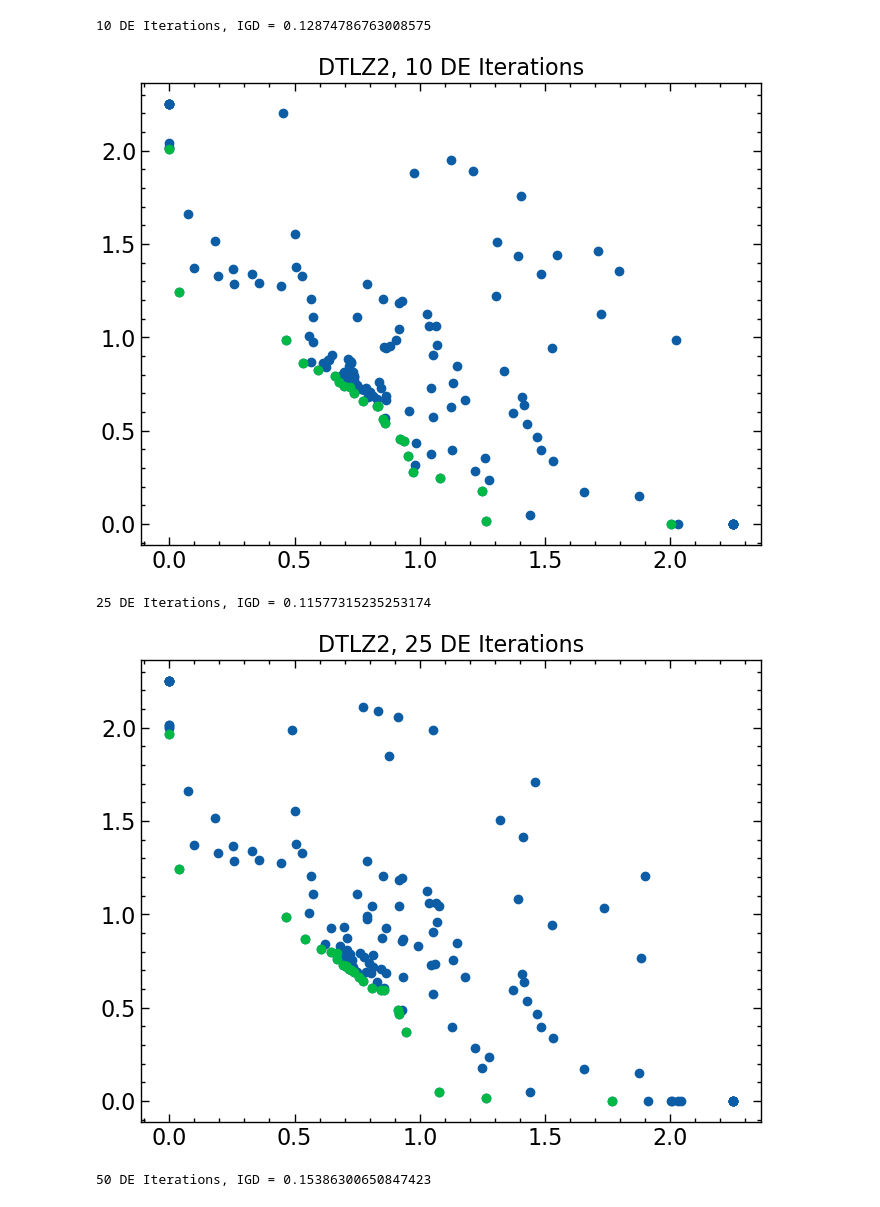
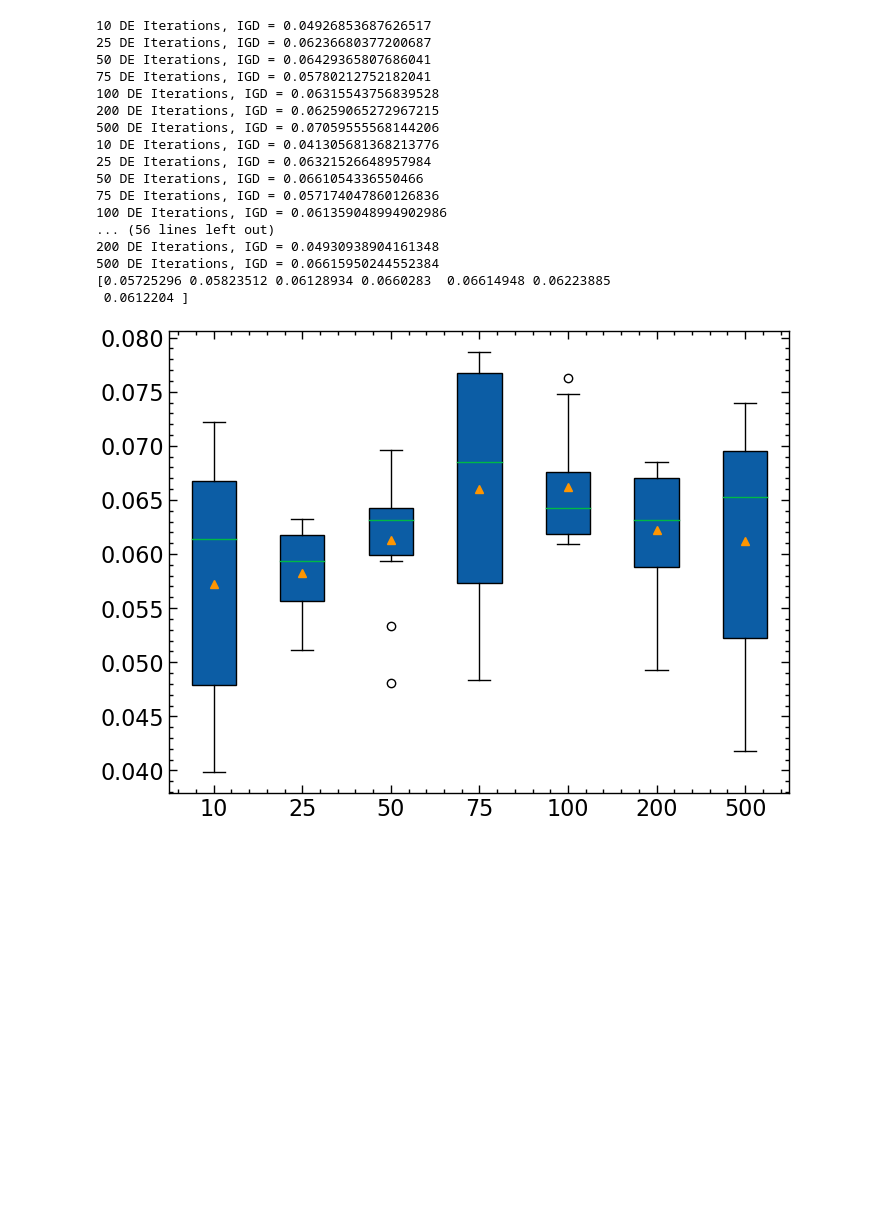
Before and after one commit to BenMoore310/MOOptimisers, a Jupyter notebook: deIterProcessing.ipynb, the cells around one changed output. Saved outputs shown, nothing was run; the diff lists cells and outputs as text; code cells hidden in the pictures; blank space fills up the shorter version.

```diff
--- a/deIterProcessing.ipynb
+++ b/deIterProcessing.ipynb
@@ -23,33 +23,64 @@ from itertools import product
 import functionBank
 # %%
 deIters = ['10', '25', '50', '75', '100', '200', '500']
-
+# IGDData = []
 n_obj = 2
 n_var = 6
 
 problem, bounds = functionBank.getPyMooProblem('dtlz2', n_var, n_obj)
 ref_dirs = get_reference_directions("das-dennis", n_obj, n_partitions=10)
 dtlz2Pareto = get_problem('dtlz2').pareto_front(ref_dirs)
 ind = IGD(dtlz2Pareto)
 
-files = glob.glob('/Users/benmoore/projects/elgarMOOOpt/deIterTest1/*')
-
+files = glob.glob('/Users/benmoore/projects/elgarMOOOpt/deIterTest3/*')
+iterData = np.empty((0,7))
 iterDict = {}
 
-for iterNum in deIters:
-    for file in files:
-        if f'BOObjtvTargetsdtlz2{iterNum}Iter.txt' not in file:
-            continue
-        ot = np.loadtxt(file)
-        print(f'{iterNum} DE Iterations, IGD =', ind(ot))
-        otPareto = func.computeParetoShells(ot)[0]
-        plt.scatter(ot[:,0], ot[:,1])
-        plt.scatter(otPareto[:,0], otPareto[:,1])
-        plt.title(f'DTLZ2, {iterNum} DE Iterations')
-        plt.show()
+for i in range(1,11):
+    IGDData = []
+    files = glob.glob(f'/Users/benmoore/projects/elgarMOOOpt/dtlz2objRun1To10/DEdtlz2Run2Obj{i}/*')
+
+    for iterNum in deIters:
+
+
+        for file in files:
+            if f'BOObjtvTargetsdtlz2{iterNum}Iter.txt' not in file:
+                continue
+            ot = np.loadtxt(file)
+            print(f'{iterNum} DE Iterations, IGD =', ind(ot))
+            IGDData.append(ind(ot))
+            otPareto = func.computeParetoShells(ot)[0]
+            # plt.scatter(ot[:,0], ot[:,1])
+            # plt.scatter(otPareto[:,0], otPareto[:,1])
+            # plt.title(f'DTLZ2, {iterNum} DE Iterations')
+            # plt.show()
+    IGDData = np.array(IGDData)
+    # print(IGDData)
+    # print(iterData.shape, IGDData.shape)
+    iterData = np.vstack((iterData, IGDData))
+    # print(iterData)
+meanData = np.mean(iterData, axis=0)
+print(meanData)
+# for i in range(10):
+#     plt.scatter(deIters, iterData[i], alpha=0.5)
+plt.boxplot(iterData, labels=deIters, showmeans=True, patch_artist=True)
+plt.show()
 # %% [output]
-10 DE Iterations, IGD = 0.12874786763008575
+10 DE Iterations, IGD = 0.04926853687626517
+25 DE Iterations, IGD = 0.06236680377200687
+50 DE Iterations, IGD = 0.06429365807686041
+75 DE Iterations, IGD = 0.05780212752182041
+100 DE Iterations, IGD = 0.06315543756839528
+200 DE Iterations, IGD = 0.06259065272967215
+500 DE Iterations, IGD = 0.07059555568144206
+10 DE Iterations, IGD = 0.041305681368213776
+25 DE Iterations, IGD = 0.06321526648957984
+50 DE Iterations, IGD = 0.0661054336550466
+75 DE Iterations, IGD = 0.057174047860126836
+100 DE Iterations, IGD = 0.061359048994902986
+... (56 lines left out)
+200 DE Iterations, IGD = 0.04930938904161348
+500 DE Iterations, IGD = 0.06615950244552384
+[0.05725296 0.05823512 0.06128934 0.0660283  0.06614948 0.06223885
+ 0.0612204 ]
-[figure, old version]
+[figure, new version]
-25 DE Iterations, IGD = 0.11577315235253174
-[figure, removed]
-50 DE Iterations, IGD = 0.15386300650847423
```
Also changed, not shown: parts of 1 cell of this notebook, 1 other file.
